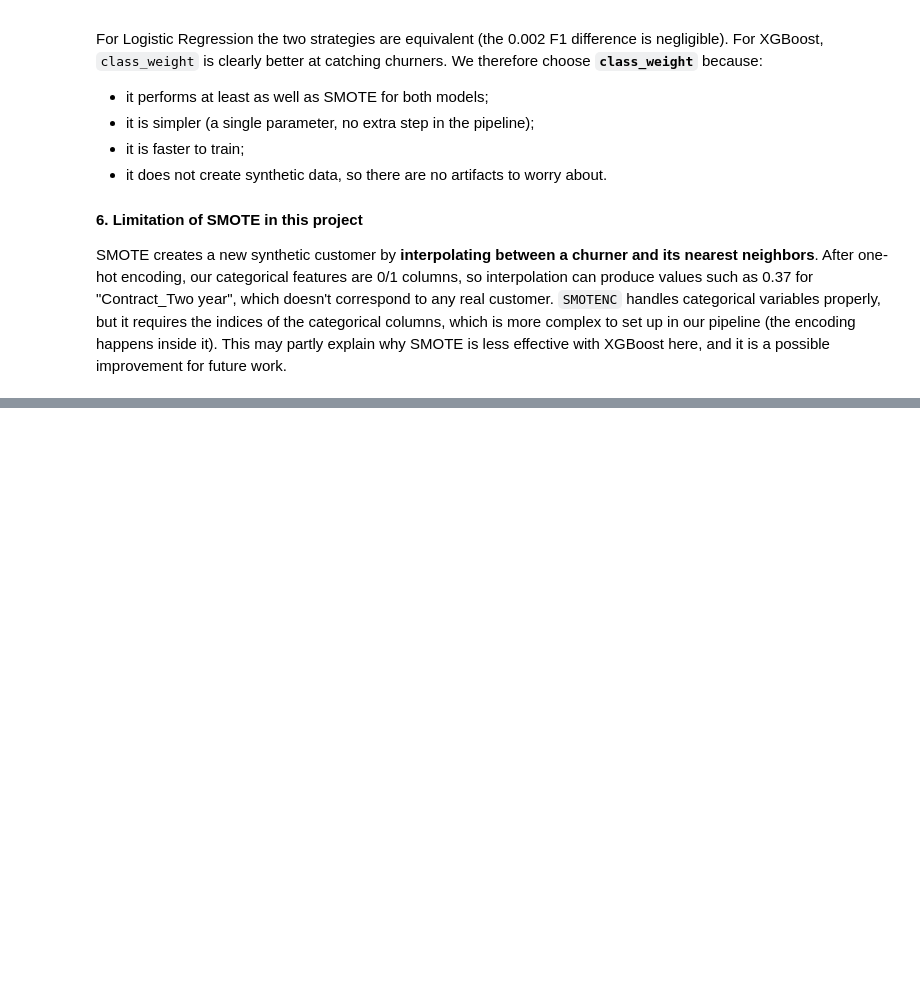
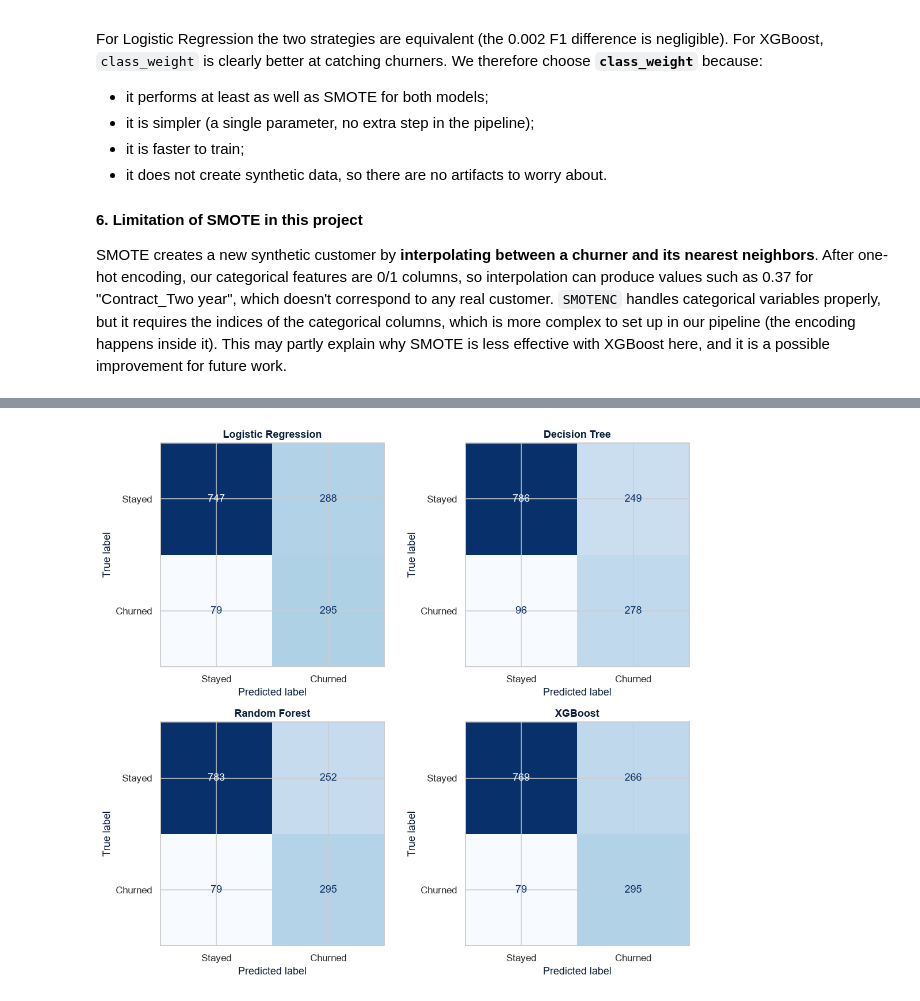
Before and after one commit to SouMej/customor-churn-prediction, a Jupyter notebook: notebooks/customer_churn_analysis.ipynb, the cells around one changed output, grey strips where cells are left out. Saved outputs shown, nothing was run; the diff lists cells and outputs as text; code cells hidden in the pictures; blank space fills up the shorter version.

```diff
--- a/notebooks/customer_churn_analysis.ipynb
+++ b/notebooks/customer_churn_analysis.ipynb
@@ -589,0 +798,12 @@ SMOTE creates a new synthetic customer by **interpolating between a churner and
+# %%
+fig, axes = plt.subplots(2, 2, figsize=(10, 9))
+for ax, (name, proba) in zip(axes.flat, probas.items()):
+    ConfusionMatrixDisplay.from_predictions(
+        y_test, (proba >= 0.5).astype(int), ax=ax, cmap="Blues", colorbar=False,
+        display_labels=["Stayed", "Churned"])
+    ax.set_title(name)
+plt.tight_layout()
+plt.savefig(RESULTS_DIR / "10_confusion_matrices.png", dpi=200, bbox_inches="tight")
+plt.show()
+# %% [output]
+[figure, added]
```
Also changed, not shown: parts of 23 cells of this notebook, 21 other files.
